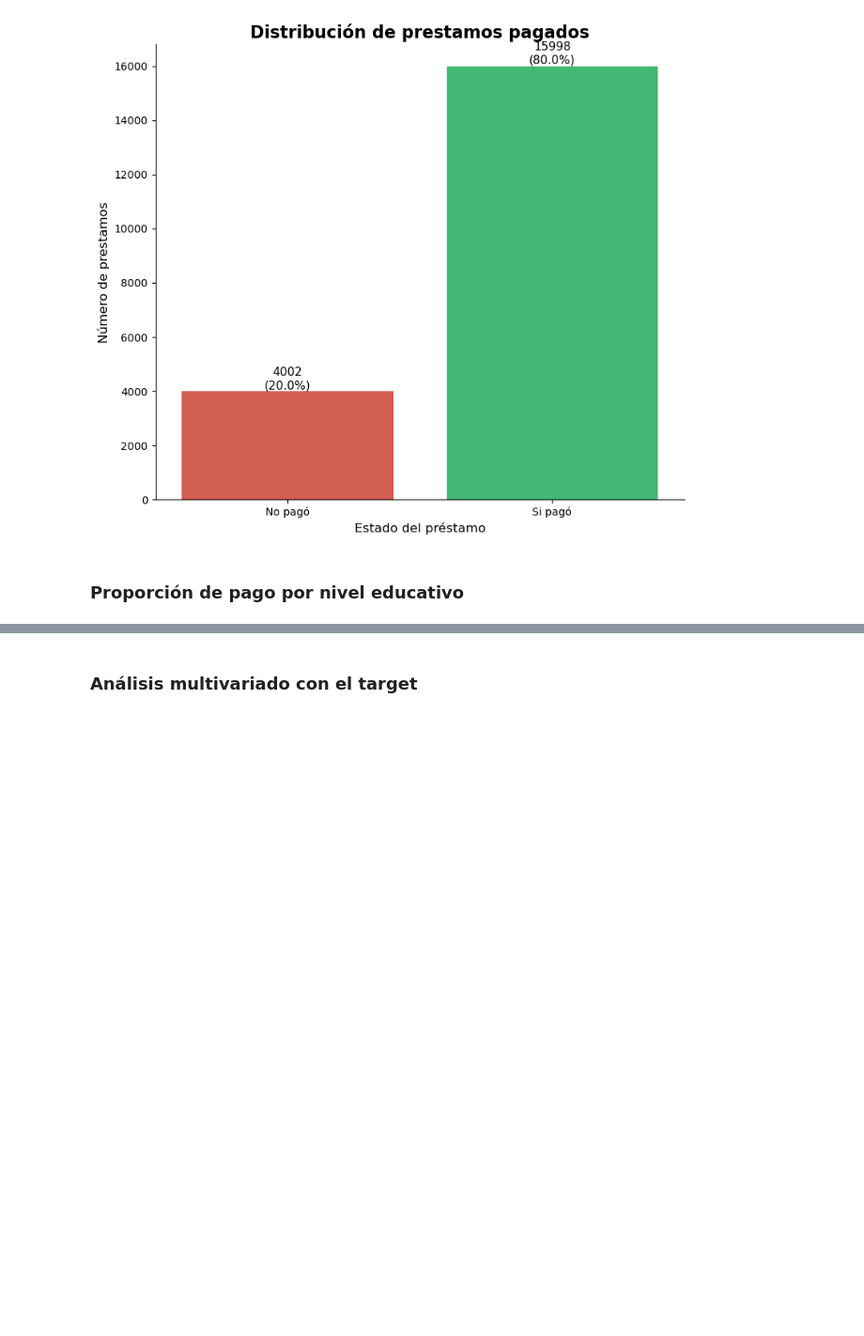
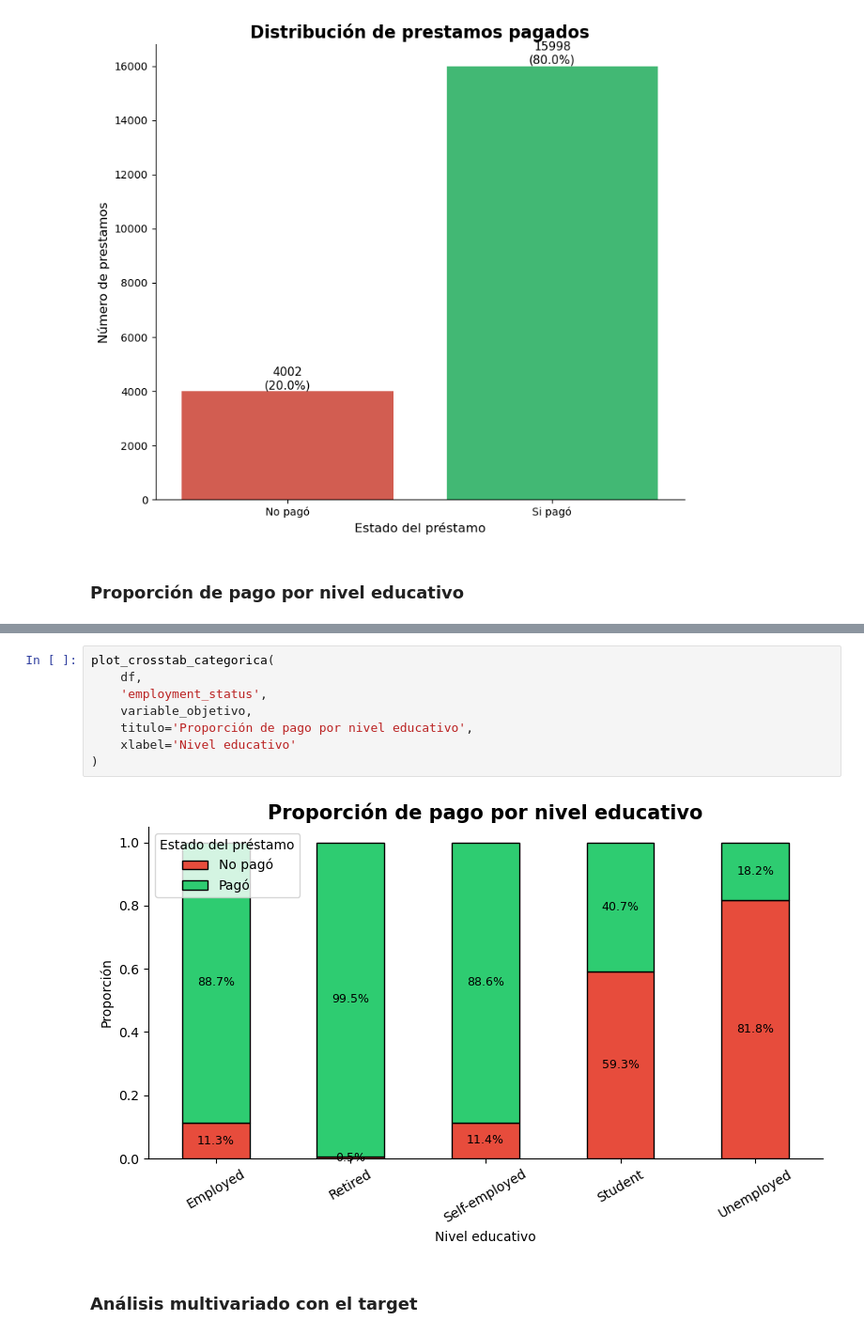
Before and after one commit to JairRamosG/Loan_Status_Prediction, a Jupyter notebook: notebooks/EDA.ipynb, the cells around one changed output, grey strips where cells are left out. Shown at 94% size. Drawn from its saved outputs; the diff is of its cells as text; blank space fills up the shorter version.

```diff
--- a/notebooks/EDA.ipynb
+++ b/notebooks/EDA.ipynb
@@ -140,3 +143,13 @@ plt.show()
+# %%
+plot_crosstab_categorica(
+    df,
+    'employment_status',
+    variable_objetivo,
+    titulo='Proporción de pago por nivel educativo',
+    xlabel='Nivel educativo'
+)
+# %% [output]
+[figure, added]
 # %% [markdown]
 ### Análisis multivariado con el target
 # %%
```
Also changed, not shown: parts of 3 cells of this notebook, 1 other file.
